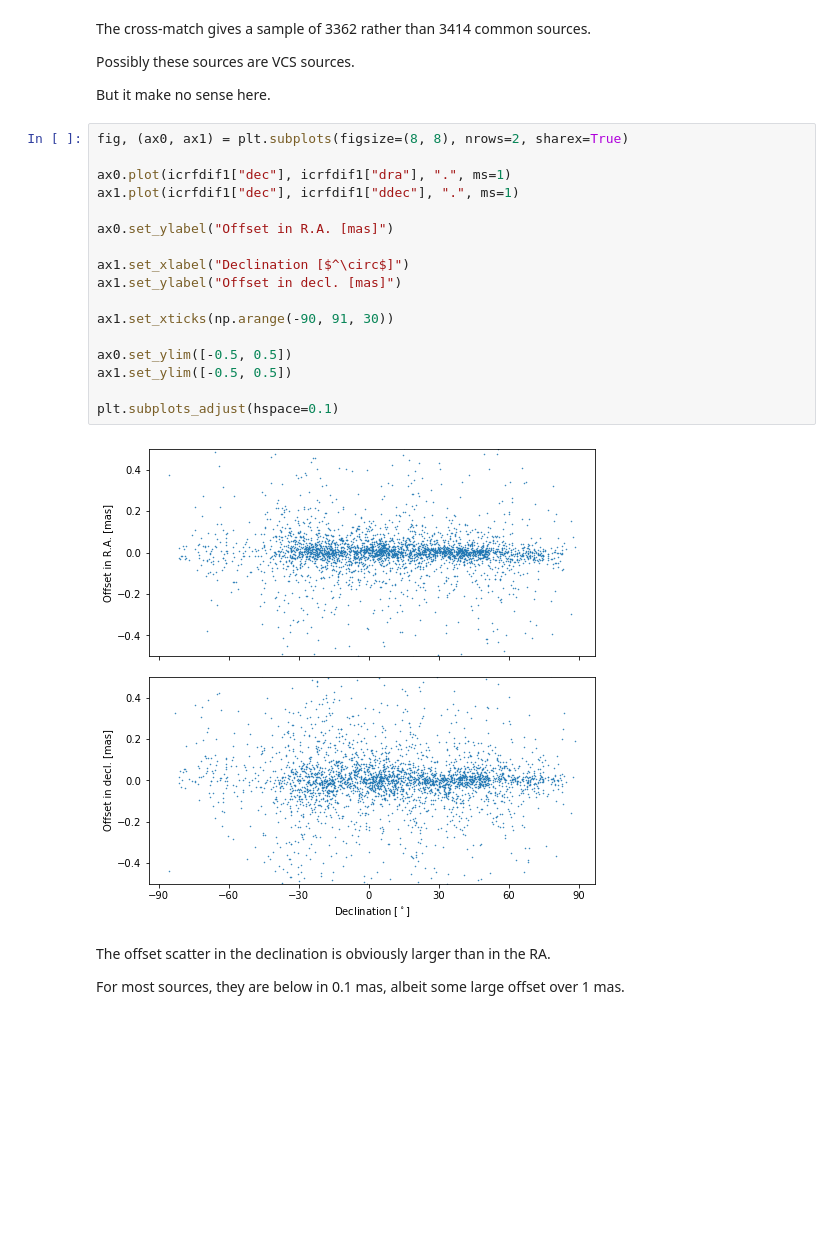
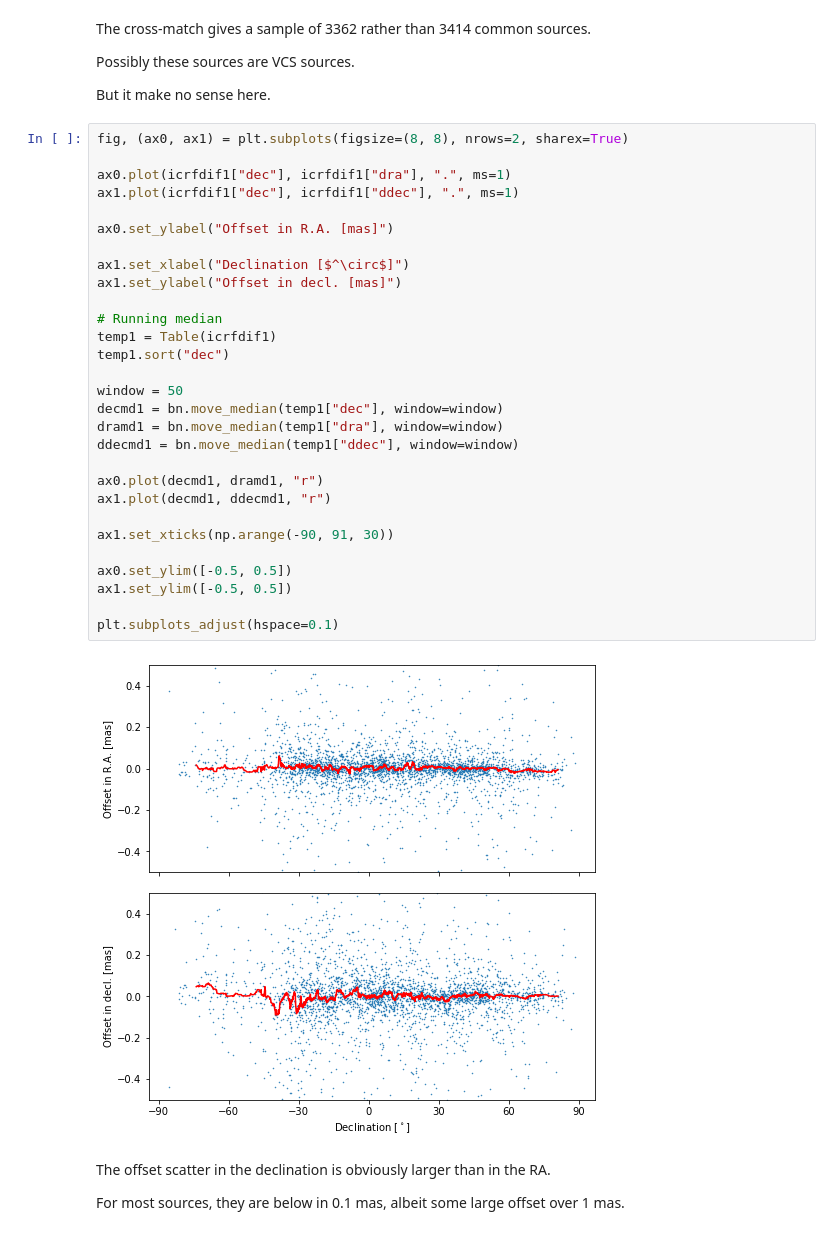
Before and after one commit to Niu-LIU/gaiacrf-in-vlbi, a Jupyter notebook: progs/check-ga-on-icrf2.ipynb, the cells around one changed output. Cells and saved outputs as stored; diff of their text form; blank space fills up the shorter version.

```diff
--- a/progs/check-ga-on-icrf2.ipynb
+++ b/progs/check-ga-on-icrf2.ipynb
@@ -111,22 +125,34 @@ But it make no sense here.
 # %%
 fig, (ax0, ax1) = plt.subplots(figsize=(8, 8), nrows=2, sharex=True)
 
 ax0.plot(icrfdif1["dec"], icrfdif1["dra"], ".", ms=1)
 ax1.plot(icrfdif1["dec"], icrfdif1["ddec"], ".", ms=1)
 
 ax0.set_ylabel("Offset in R.A. [mas]")
 
 ax1.set_xlabel("Declination [$^\circ$]")
 ax1.set_ylabel("Offset in decl. [mas]")
 
+# Running median
+temp1 = Table(icrfdif1)
+temp1.sort("dec")
+
+window = 50
+decmd1 = bn.move_median(temp1["dec"], window=window)
+dramd1 = bn.move_median(temp1["dra"], window=window)
+ddecmd1 = bn.move_median(temp1["ddec"], window=window)
+
+ax0.plot(decmd1, dramd1, "r")
+ax1.plot(decmd1, ddecmd1, "r")
+
 ax1.set_xticks(np.arange(-90, 91, 30))
 
 ax0.set_ylim([-0.5, 0.5])
 ax1.set_ylim([-0.5, 0.5])
 
 plt.subplots_adjust(hspace=0.1)
 # %% [output]
-[figure, old version]
+[figure, new version]
 # %% [markdown]
 The offset scatter in the declination is obviously larger than in the RA.
 
```
Also changed, not shown: parts of 3 cells of this notebook, 5 other files.
